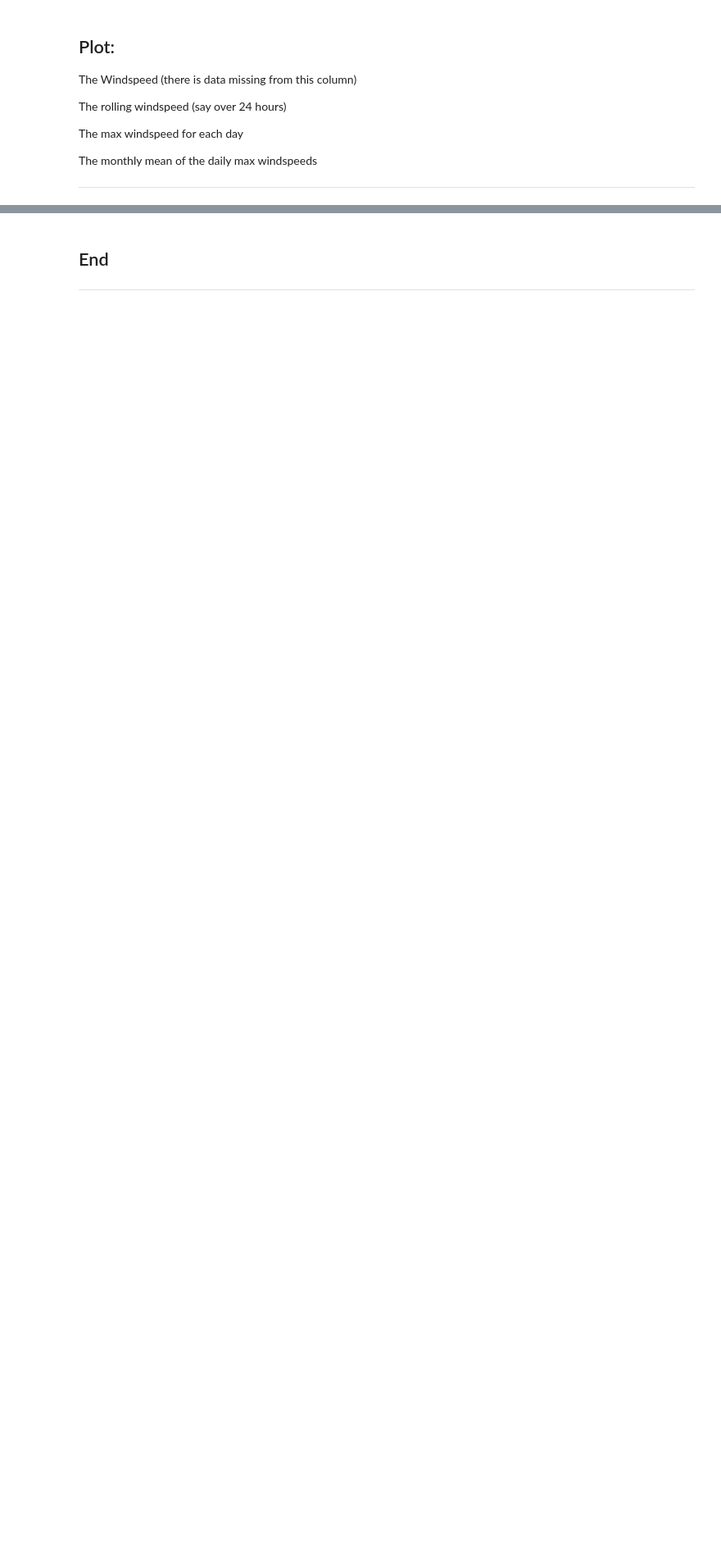
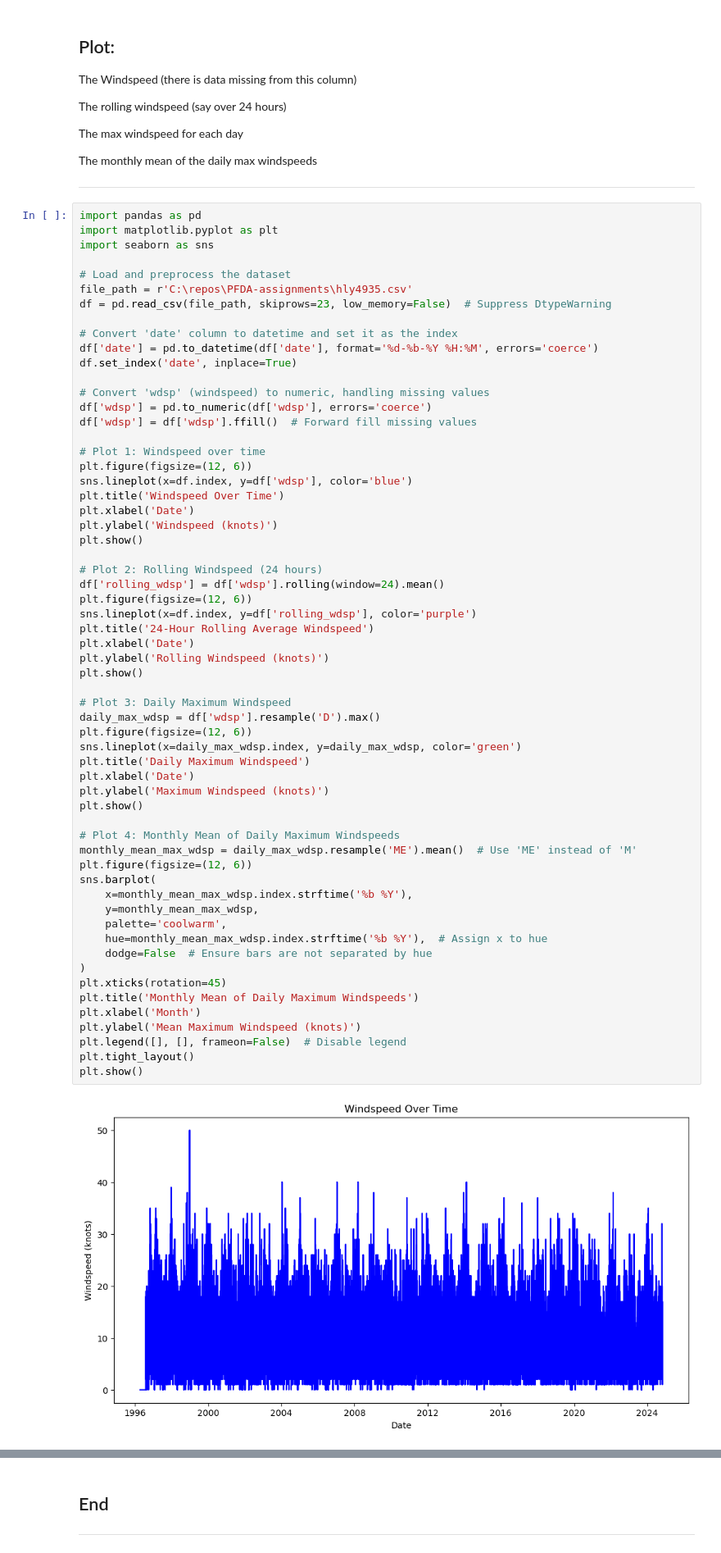
Before and after one commit to h2ohugol/PFDA-assignments, a Jupyter notebook: assignment_6_Weather.ipynb, the cells around one changed output, grey strips where cells are left out. Shown at 82% size. Cells and saved outputs as stored; diff of their text form; blank space fills up the shorter version.

Commit message:
4 plots

```diff
--- a/assignment_6_Weather.ipynb
+++ b/assignment_6_Weather.ipynb
@@ -160 +159,63 @@ The monthly mean of the daily max windspeeds
 ***
+# %%
+import pandas as pd
+import matplotlib.pyplot as plt
+import seaborn as sns
+
+# Load and preprocess the dataset
+file_path = r'C:\repos\PFDA-assignments\hly4935.csv'
+df = pd.read_csv(file_path, skiprows=23, low_memory=False)  # Suppress DtypeWarning
+
+# Convert 'date' column to datetime and set it as the index
+df['date'] = pd.to_datetime(df['date'], format='%d-%b-%Y %H:%M', errors='coerce')
+df.set_index('date', inplace=True)
+
+# Convert 'wdsp' (windspeed) to numeric, handling missing values
+df['wdsp'] = pd.to_numeric(df['wdsp'], errors='coerce')
+df['wdsp'] = df['wdsp'].ffill()  # Forward fill missing values
+
+# Plot 1: Windspeed over time
+plt.figure(figsize=(12, 6))
+sns.lineplot(x=df.index, y=df['wdsp'], color='blue')
+plt.title('Windspeed Over Time')
+plt.xlabel('Date')
+plt.ylabel('Windspeed (knots)')
+plt.show()
+
+# Plot 2: Rolling Windspeed (24 hours)
+df['rolling_wdsp'] = df['wdsp'].rolling(window=24).mean()
+plt.figure(figsize=(12, 6))
+sns.lineplot(x=df.index, y=df['rolling_wdsp'], color='purple')
+plt.title('24-Hour Rolling Average Windspeed')
+plt.xlabel('Date')
+plt.ylabel('Rolling Windspeed (knots)')
+plt.show()
+
+# Plot 3: Daily Maximum Windspeed
+daily_max_wdsp = df['wdsp'].resample('D').max()
+plt.figure(figsize=(12, 6))
+sns.lineplot(x=daily_max_wdsp.index, y=daily_max_wdsp, color='green')
+plt.title('Daily Maximum Windspeed')
+plt.xlabel('Date')
+plt.ylabel('Maximum Windspeed (knots)')
+plt.show()
+
+# Plot 4: Monthly Mean of Daily Maximum Windspeeds
+monthly_mean_max_wdsp = daily_max_wdsp.resample('ME').mean()  # Use 'ME' instead of 'M'
+plt.figure(figsize=(12, 6))
+sns.barplot(
+    x=monthly_mean_max_wdsp.index.strftime('%b %Y'),
+    y=monthly_mean_max_wdsp,
+    palette='coolwarm',
+    hue=monthly_mean_max_wdsp.index.strftime('%b %Y'),  # Assign x to hue
+    dodge=False  # Ensure bars are not separated by hue
+)
+plt.xticks(rotation=45)
+plt.title('Monthly Mean of Daily Maximum Windspeeds')
+plt.xlabel('Month')
+plt.ylabel('Mean Maximum Windspeed (knots)')
+plt.legend([], [], frameon=False)  # Disable legend
+plt.tight_layout()
+plt.show()
+# %% [output]
+[figure, added]
```
Also changed, not shown: parts of 1 cell of this notebook.
